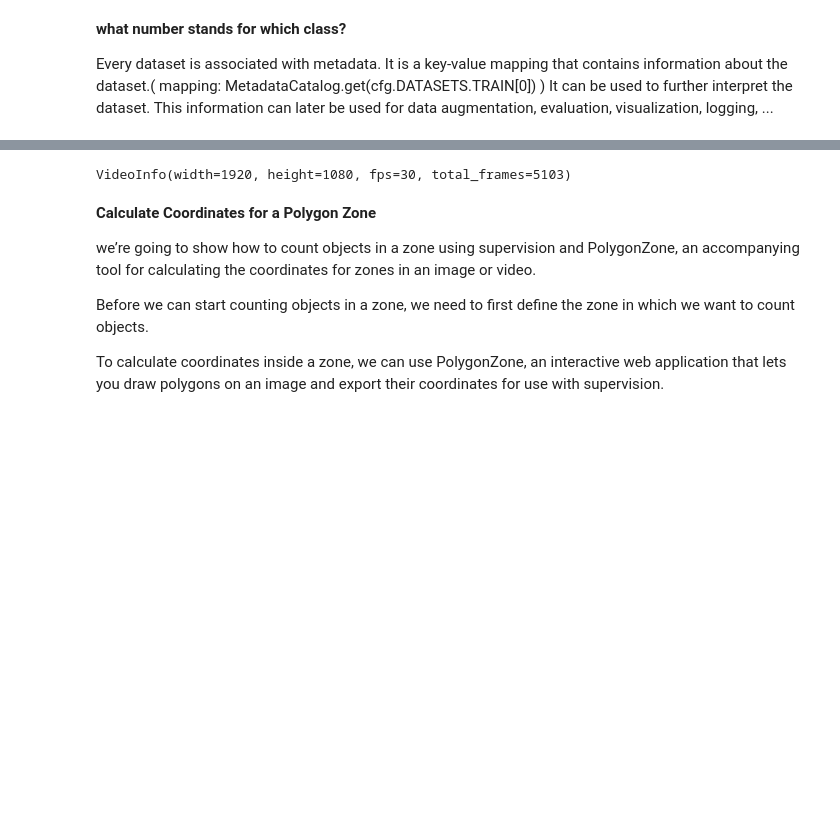
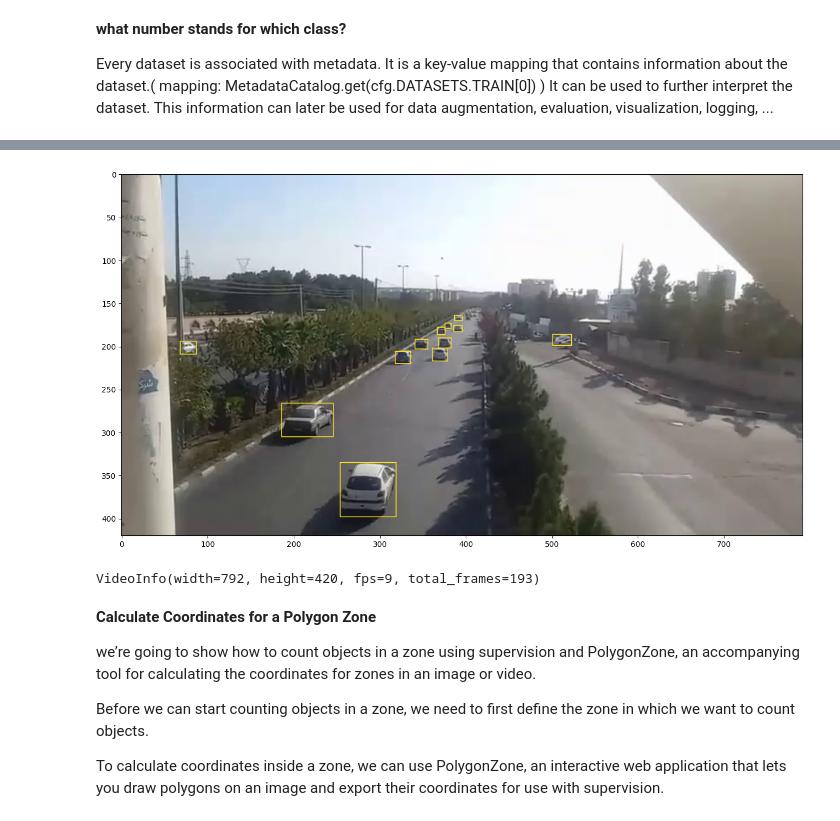
Before and after one commit to Mahmoudi1993/Detectron2_Watcher, a Jupyter notebook: Project_Real_Time_People_Counting_Using_Detectron2.ipynb, the cells around one changed output, grey strips where cells are left out. Cells and saved outputs as stored; diff of their text form; code cells hidden in the pictures; blank space fills up the shorter version.

```diff
--- a/Project_Real_Time_People_Counting_Using_Detectron2.ipynb
+++ b/Project_Real_Time_People_Counting_Using_Detectron2.ipynb
@@ -104,31 +167,33 @@ sv.show_frame_in_notebook(frame, (16, 16))
 # %%
 # With_classes_id_person
 
 # extract video frame
-generator = sv.get_video_frames_generator(SUBWAY_VIDEO_PATH)
+generator = sv.get_video_frames_generator(INPUT_VIDEO_PATH)
 iterator = iter(generator)
 frame = next(iterator)
 
 # detect
 outputs = predictor(frame)
 detections = sv.Detections(
     xyxy=outputs["instances"].pred_boxes.tensor.cpu().numpy(),
     confidence=outputs["instances"].scores.cpu().numpy(),
     class_id=outputs["instances"].pred_classes.cpu().numpy().astype(int)
 )
-detections = detections[detections.class_id == 0]
+detections = detections[detections.class_id == 2]
 
 # annotate
-box_annotator = sv.BoxAnnotator(thickness=4, text_thickness=4, text_scale=2)
+box_annotator = sv.BoxAnnotator(thickness=1, text_thickness=1, text_scale=0.5)
 frame = box_annotator.annotate(scene=frame, detections=detections, skip_label=True)
 
 %matplotlib inline
 sv.show_frame_in_notebook(frame, (16, 16))
+# %% [output]
+[figure, added]
 # %%
 # information input_video
-sv.VideoInfo.from_video_path(SUBWAY_VIDEO_PATH)
+sv.VideoInfo.from_video_path(INPUT_VIDEO_PATH)
 # %% [output]
-VideoInfo(width=1920, height=1080, fps=30, total_frames=5103)
+VideoInfo(width=792, height=420, fps=9, total_frames=193)
 # %% [markdown]
 **Calculate Coordinates for a Polygon Zone**
 
```
Also changed, not shown: parts of 12 cells of this notebook.
